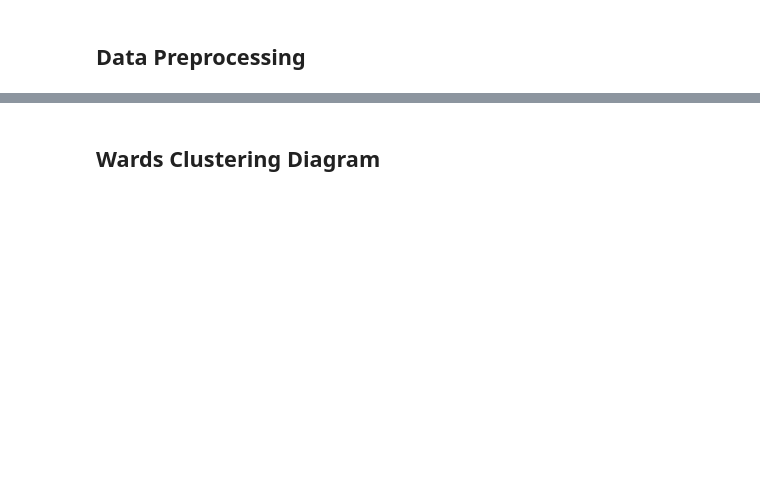
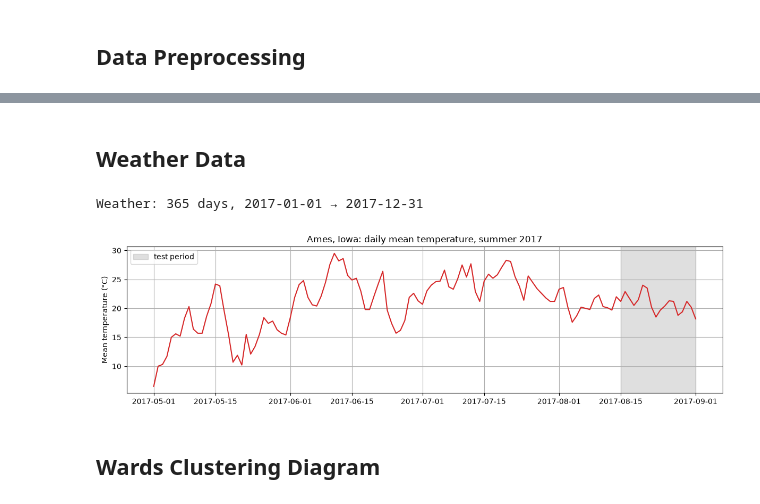
Before and after one commit to nnr2611/Residential-Energy-Forecasting-LSTM-XGBoost-hybrid-model, a Jupyter notebook: IowaState.ipynb, the cells around one changed output, grey strips where cells are left out. Drawn from its saved outputs; the diff is of its cells as text; code cells hidden in the pictures; blank space fills up the shorter version.

```diff
--- a/IowaState.ipynb
+++ b/IowaState.ipynb
@@ -41,3 +53,60 @@ final_df = summer_df.resample('D').sum()
+# %% [markdown]
+## **Weather Data**
+# %%
+import json
+import urllib.parse
+import urllib.request
+
+# Daily weather for Ames, Iowa (Iowa State University), cached next to the notebook so later runs work offline.
+# Source: Open-Meteo historical archive (ERA5 reanalysis) - free, no API key.
+# Assumption: the 240-bus system's location isn't stated in the data, so Ames is used as the Iowa reference point.
+WEATHER_FILE = Path("weather_ames_2017.csv")
+
+def download_weather(path):
+    params = {
+        "latitude": 42.03, "longitude": -93.62,
+        "start_date": "2017-01-01", "end_date": "2017-12-31",
+        "daily": "temperature_2m_mean,temperature_2m_max,temperature_2m_min,relative_humidity_2m_mean,dew_point_2m_mean",
+        "timezone": "America/Chicago",     # local days, matching the meter data
+    }
+    url = "https://archive-api.open-meteo.com/v1/archive?" + urllib.parse.urlencode(params)
+    with urllib.request.urlopen(url, timeout=60) as resp:
+        payload = json.load(resp)
+    d = pd.DataFrame(payload["daily"]).rename(columns={
+        "time": "date",
+        "temperature_2m_mean": "temp_mean",
+        "temperature_2m_max": "temp_max",
+        "temperature_2m_min": "temp_min",
+        "relative_humidity_2m_mean": "rh_mean",
+        "dew_point_2m_mean": "dewpoint_mean",
+    })
+    d["date"] = pd.to_datetime(d["date"])
+    # Cooling degree days: how far the daily mean is above the 65 F (18.3 C) base, floored at zero
+    d["cdd"] = (d["temp_mean"] - 18.3).clip(lower=0)
+    d.to_csv(path, index=False)
+
+if not WEATHER_FILE.exists():
+    download_weather(WEATHER_FILE)
+
+weather_df = pd.read_csv(WEATHER_FILE, parse_dates=["date"]).set_index("date")
+assert weather_df.index.min() <= pd.Timestamp("2017-04-30") and weather_df.index.max() >= pd.Timestamp("2017-09-01")
+assert not weather_df[["temp_mean", "temp_max", "rh_mean", "cdd"]].isna().any().any()
+print(f"Weather: {len(weather_df)} days, {weather_df.index.min().date()} → {weather_df.index.max().date()}")
+
+# Daily mean temperature over the summer window, with the held-out test period shaded
+summer_weather = weather_df.loc["2017-05-01":"2017-09-01"]
+fig, ax = plt.subplots(figsize=(12, 3.5))
+ax.plot(summer_weather.index, summer_weather["temp_mean"], color="tab:red")
+ax.axvspan(pd.Timestamp("2017-08-15"), pd.Timestamp("2017-09-01"), color="gray", alpha=0.25, label="test period")
+ax.set_ylabel("Mean temperature (°C)")
+ax.set_title("Ames, Iowa: daily mean temperature, summer 2017")
+ax.grid(True)
+ax.legend()
+plt.tight_layout()
+plt.show()
+# %% [output]
+Weather: 365 days, 2017-01-01 → 2017-12-31
+[figure, added]
 # %% [markdown]
 ## **Wards Clustering Diagram**
 # %%
```
Also changed, not shown: parts of 19 cells of this notebook, 3 other files.
